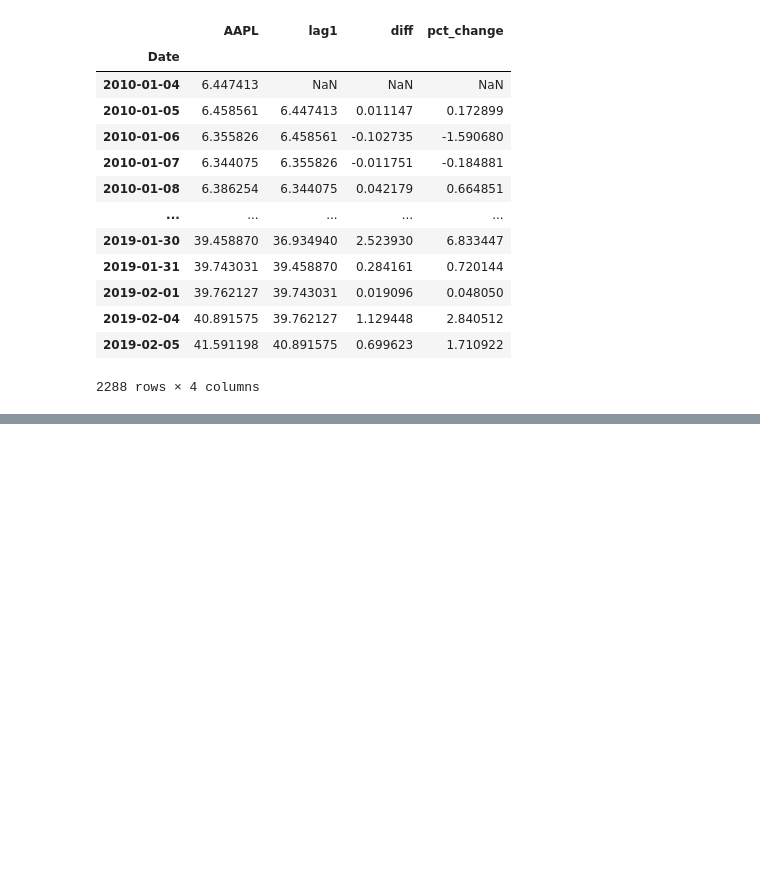
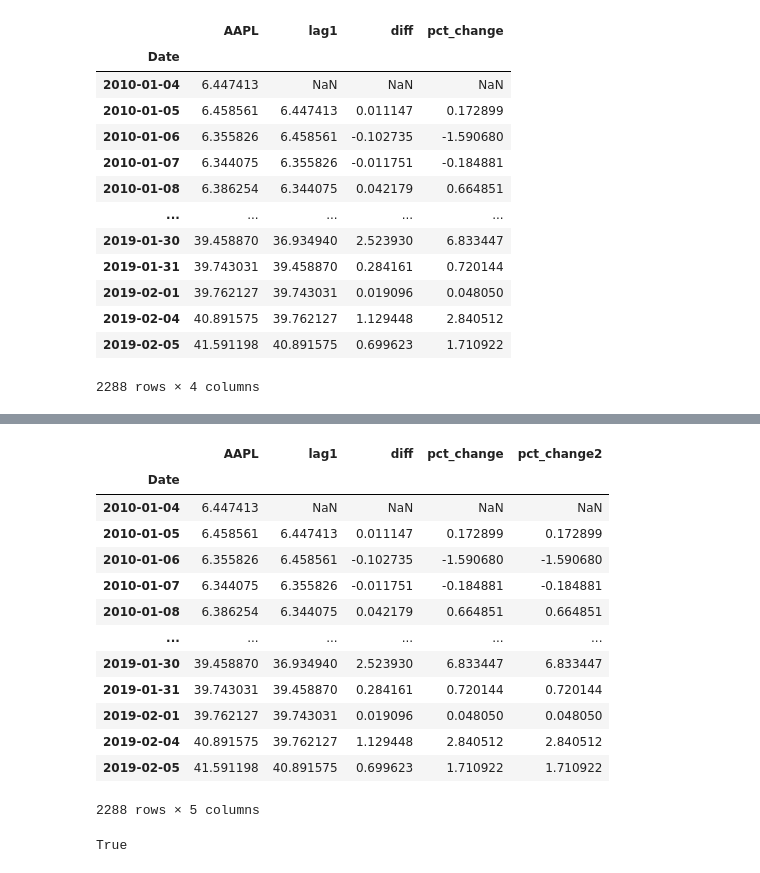
Before and after one commit to JamieW365/finance_projects, a Jupyter notebook: notebooks/essential_finance.ipynb, the cells around one changed output, grey strips where cells are left out. Saved outputs shown, nothing was run; the diff lists cells and outputs as text; code cells hidden in the pictures; blank space fills up the shorter version.

```diff
--- a/notebooks/essential_finance.ipynb
+++ b/notebooks/essential_finance.ipynb
@@ -291,0 +304,23 @@ df_aapl
+# %%
+# Instead of calculating manually, we can use the pct_change methond to calculate percentage differences
+df_aapl['pct_change2'] = df_aapl.AAPL.pct_change(periods=1).mul(100)
+df_aapl
+# %% [output]
+|  | AAPL | lag1 | diff | pct_change | pct_change2 |
+| Date |  |  |  |  |  |
+| 2010-01-04 | 6.447413 | NaN | NaN | NaN | NaN |
+| 2010-01-05 | 6.458561 | 6.447413 | 0.011147 | 0.172899 | 0.172899 |
+| 2010-01-06 | 6.355826 | 6.458561 | -0.102735 | -1.590680 | -1.590680 |
+| 2010-01-07 | 6.344075 | 6.355826 | -0.011751 | -0.184881 | -0.184881 |
+| 2010-01-08 | 6.386254 | 6.344075 | 0.042179 | 0.664851 | 0.664851 |
+| ... | ... | ... | ... | ... | ... |
+| 2019-01-30 | 39.458870 | 36.934940 | 2.523930 | 6.833447 | 6.833447 |
+| 2019-01-31 | 39.743031 | 39.458870 | 0.284161 | 0.720144 | 0.720144 |
+| 2019-02-01 | 39.762127 | 39.743031 | 0.019096 | 0.048050 | 0.048050 |
+| 2019-02-04 | 40.891575 | 39.762127 | 1.129448 | 2.840512 | 2.840512 |
+| 2019-02-05 | 41.591198 | 40.891575 | 0.699623 | 1.710922 | 1.710922 |
+2288 rows × 5 columns
+# %%
+df_aapl['pct_change'].equals(df_aapl.pct_change2)
+# %% [output]
+True
```
Also changed, not shown: parts of 3 cells of this notebook.
